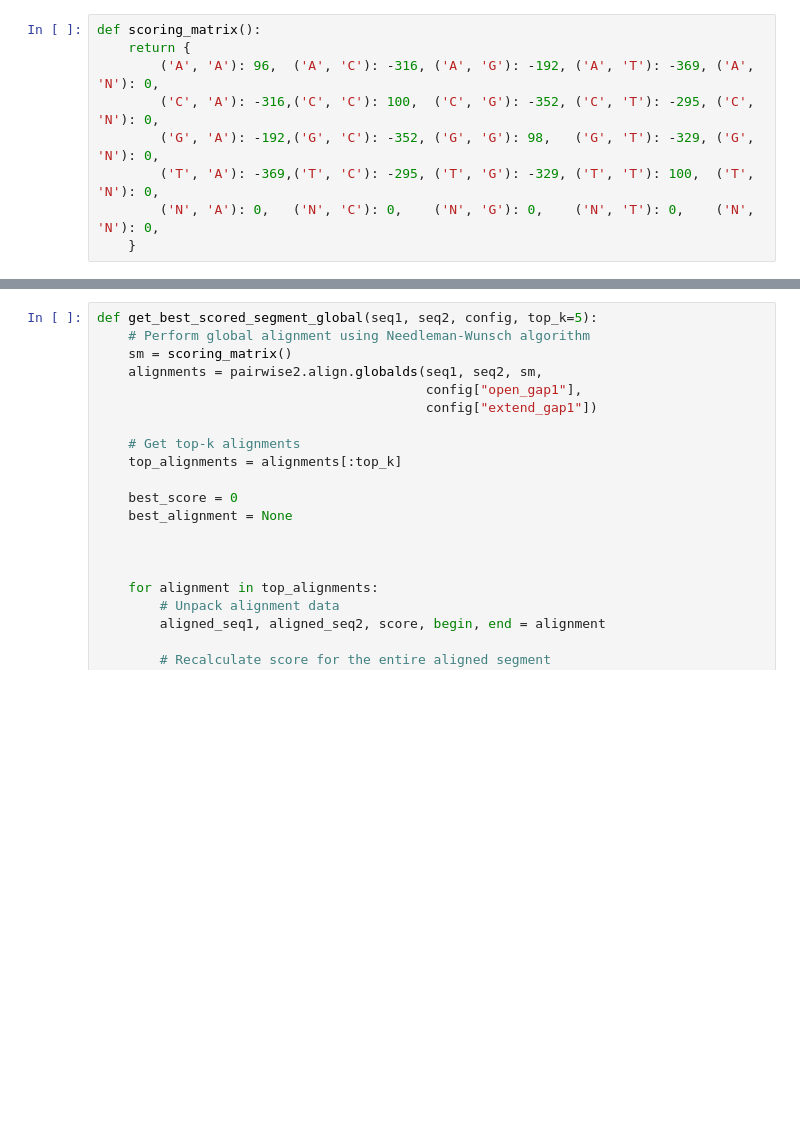
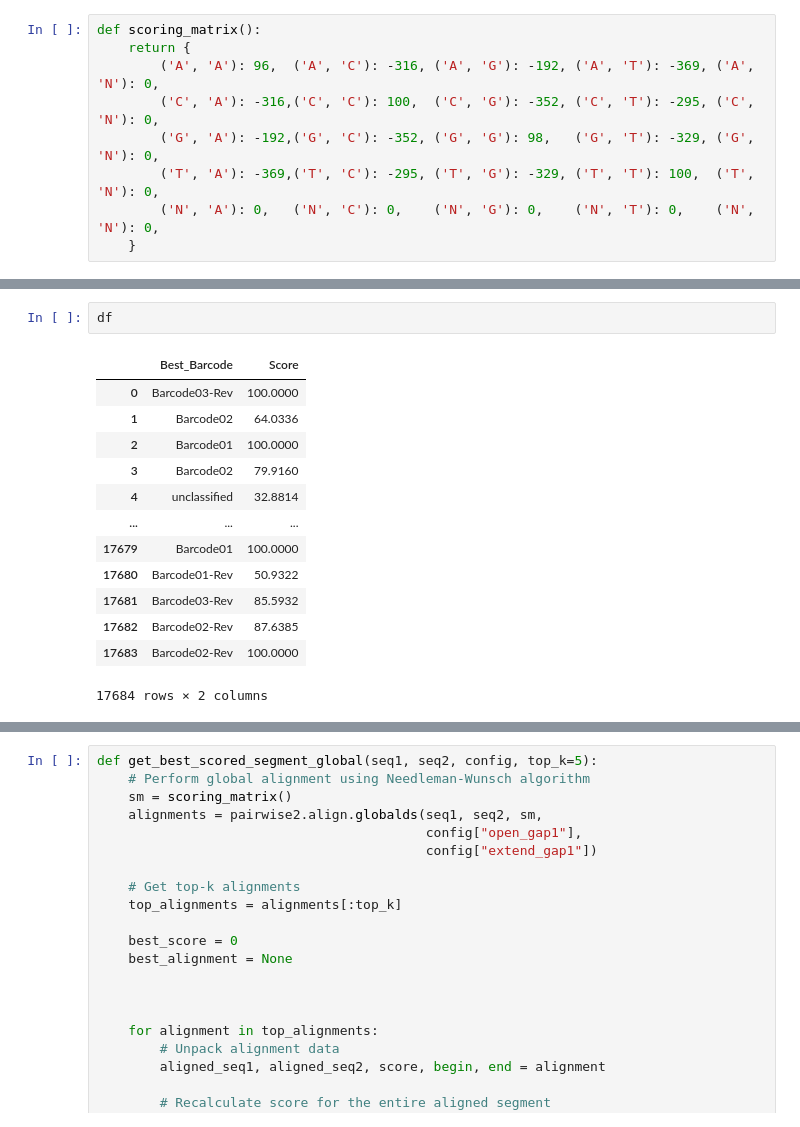
Before and after one commit to fhalab/LevSeq, a Jupyter notebook: examples/demultiplexing.ipynb, the cells around one changed output, grey strips where cells are left out. Cells and saved outputs as stored; diff of their text form; blank space fills up the shorter version.

```diff
--- a/examples/demultiplexing.ipynb
+++ b/examples/demultiplexing.ipynb
@@ -149,0 +345,16 @@ Alignment starts at position 44 and ends at position 68
+# %%
+df
+# %% [output]
+|  | Best_Barcode | Score |
+| 0 | Barcode03-Rev | 100.0000 |
+| 1 | Barcode02 | 64.0336 |
+| 2 | Barcode01 | 100.0000 |
+| 3 | Barcode02 | 79.9160 |
+| 4 | unclassified | 32.8814 |
+| ... | ... | ... |
+| 17679 | Barcode01 | 100.0000 |
+| 17680 | Barcode01-Rev | 50.9322 |
+| 17681 | Barcode03-Rev | 85.5932 |
+| 17682 | Barcode02-Rev | 87.6385 |
+| 17683 | Barcode02-Rev | 100.0000 |
+17684 rows × 2 columns
```
Also changed, not shown: parts of 16 cells of this notebook, 4 other files.
